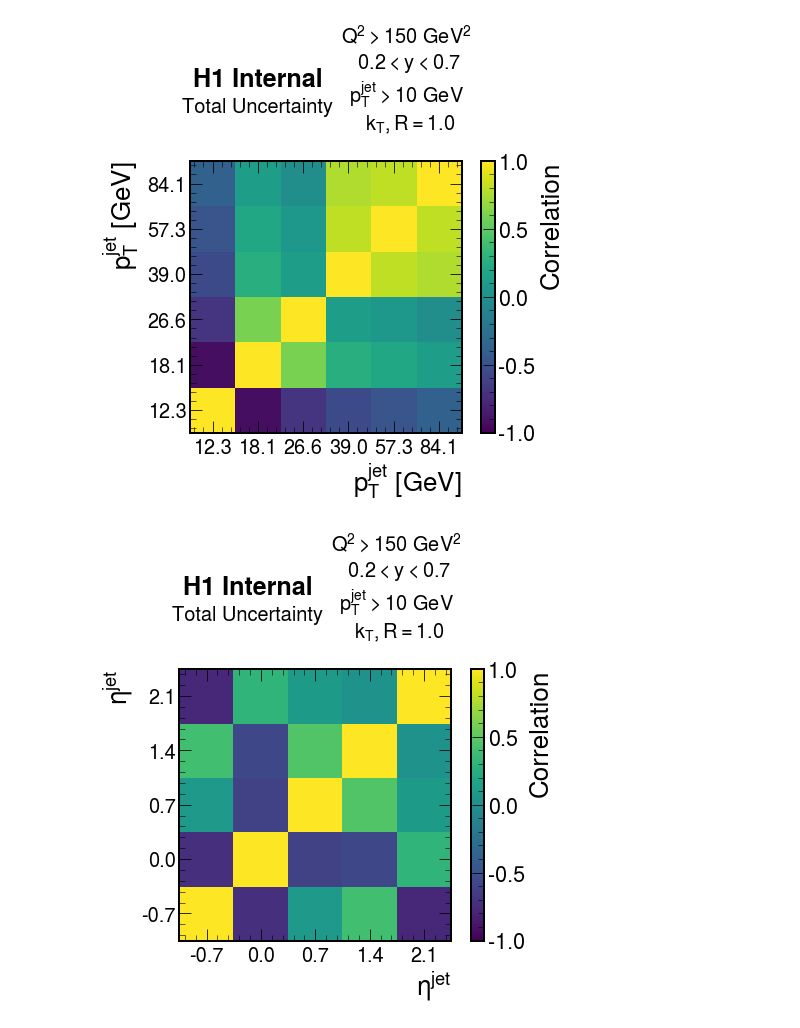
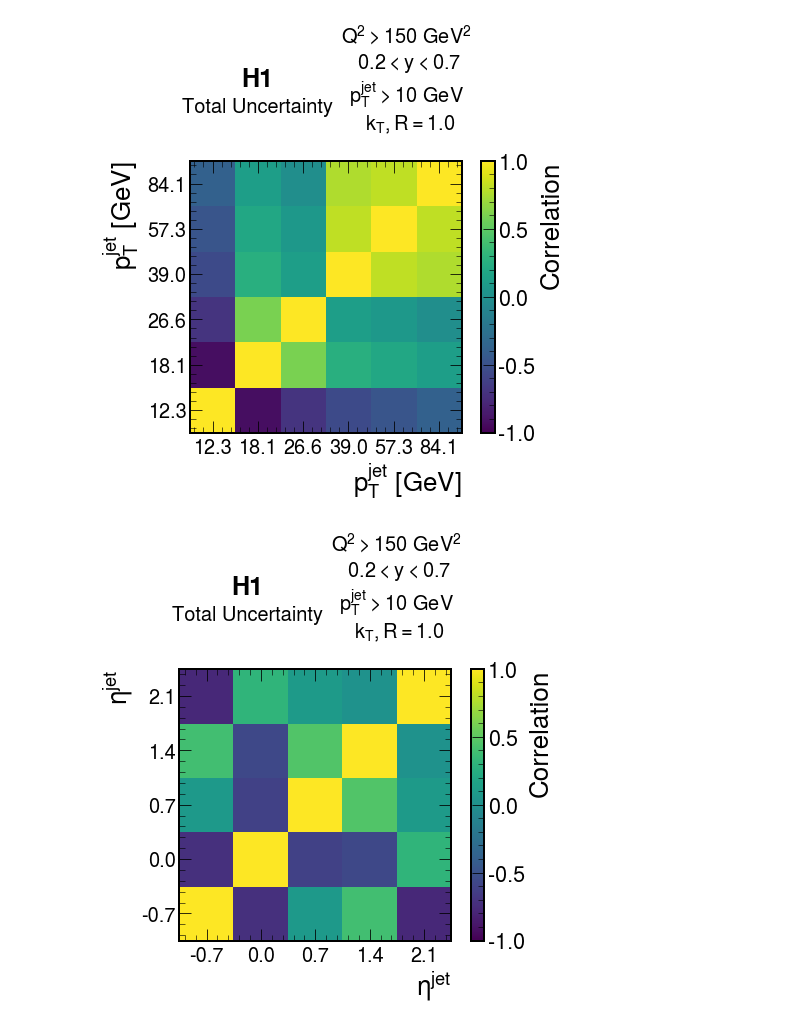
Before and after one commit to miguelignacio/disjets, a Jupyter notebook: ResponseAndCovarianceMatrices.ipynb, the cells around one changed output. Drawn from its saved outputs; the diff is of its cells as text; code cells hidden in the pictures.

```diff
--- a/ResponseAndCovarianceMatrices.ipynb
+++ b/ResponseAndCovarianceMatrices.ipynb
@@ -135,7 +135,7 @@ for j in range(4):
     #plt.xscale("log")
     #plt.yscale("log")
 
-    plt.text(0.25, 1.3,'H1 Internal',
+    plt.text(0.25, 1.3,'H1',
                   horizontalalignment='center',
          verticalalignment='center',
          transform = ax0.transAxes, fontsize=25, fontweight='bold')
@@ -244,7 +244,7 @@ for jj in range(4):
     cbar = plt.colorbar()
     cbar.ax.set_ylabel('Covariance')
 
-    plt.text(0.25, 1.3,'H1 Internal',
+    plt.text(0.25, 1.3,'H1',
                   horizontalalignment='center',
          verticalalignment='center',
          transform = ax0.transAxes, fontsize=25, fontweight='bold')
@@ -324,34 +324,34 @@ for jj in range(4):
     cbar = plt.colorbar()
     cbar.ax.set_ylabel('Correlation')
 
-    plt.text(0.25, 1.3,'H1 Internal',
+    plt.text(0.25, 1.3,'H1',
                   horizontalalignment='center',
          verticalalignment='center',
          transform = ax0.transAxes, fontsize=25, fontweight='bold')
     plt.text(0.25, 1.2,'Total Uncertainty',
                   horizontalalignment='center',
          verticalalignment='center',
          transform = ax0.transAxes, fontsize=20)
     plt.text(0.8, 1.3,'$Q^{2}>$150 GeV$^{2}$ \n $0.2<y<0.7$ \n $p_{T}^{jet}>10$ GeV  \n $k_{T}, R=1.0$',
          horizontalalignment='center',
          verticalalignment='center',
          transform = ax0.transAxes, fontsize=20)
 
     plt.ylabel(symbol[mylabels[jj]])
     plt.xlabel(symbol[mylabels[jj]])
     mylabs = [""]
     if (j<2):
         for i in range(len(bins[jj])-1):
             mylabs+=["%0.0f" % (0.5*(bins[jj][i]+bins[jj][i+1]))]
     else:
         for i in range(len(bins[jj])-1):
             mylabs+=["%0.1f" % (0.5*(bins[jj][i]+bins[jj][i+1]))]
     ax0.set_xticklabels(mylabs)
     ax0.set_yticklabels(mylabs)
     ax0.xaxis.set_major_locator(plt.MaxNLocator(len(bins[jj])))
     ax0.yaxis.set_major_locator(plt.MaxNLocator(len(bins[jj])))
 
     fig.savefig('figures/CorMat_%s.pdf'%mylabels[jj],bbox_inches='tight')
 # %% [output]
-[figure, old version]
+[figure, new version]
-[figure, old version]
+[figure, new version]
```
Also changed, not shown: parts of 4 cells of this notebook, 2 other files.
